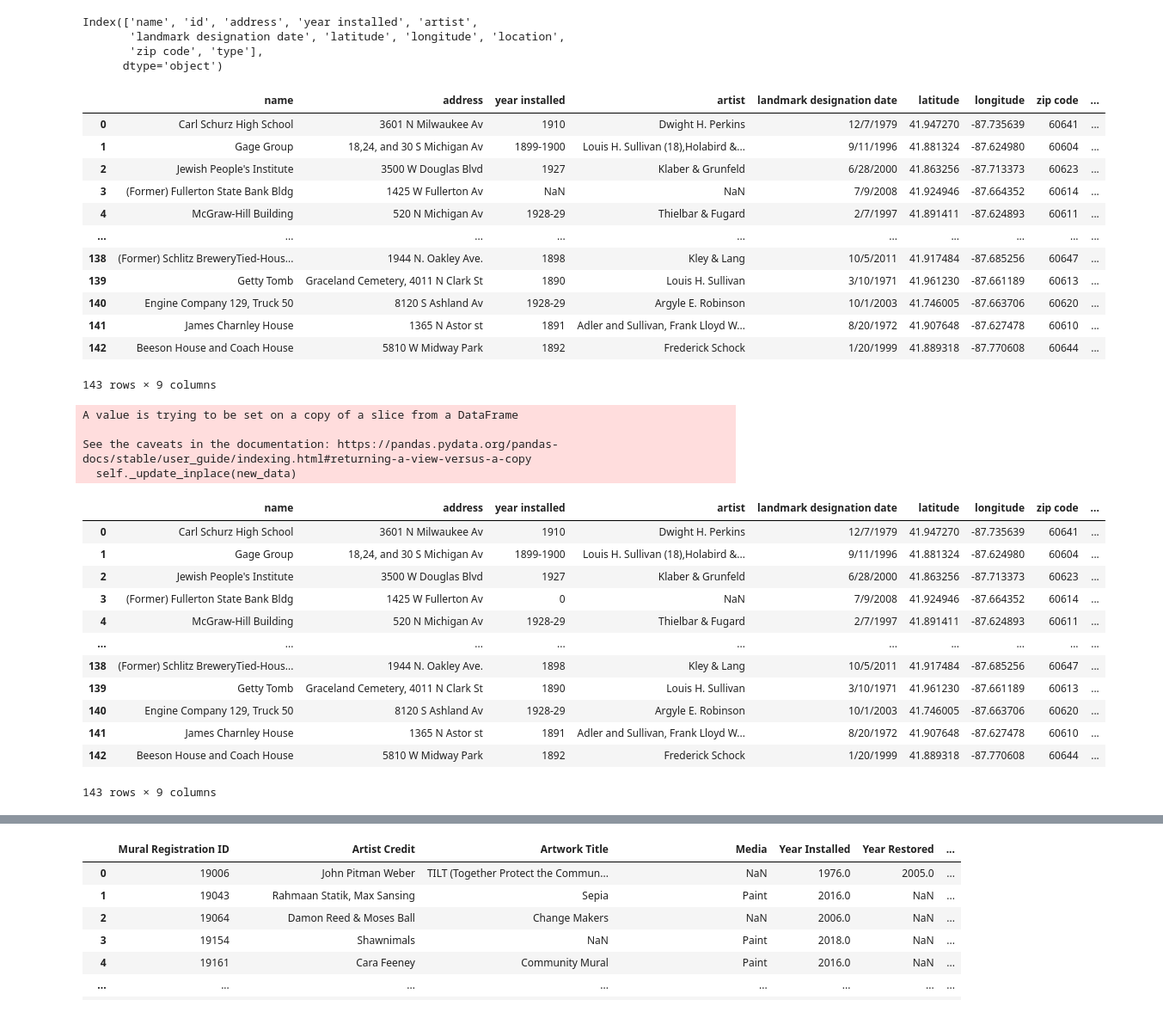
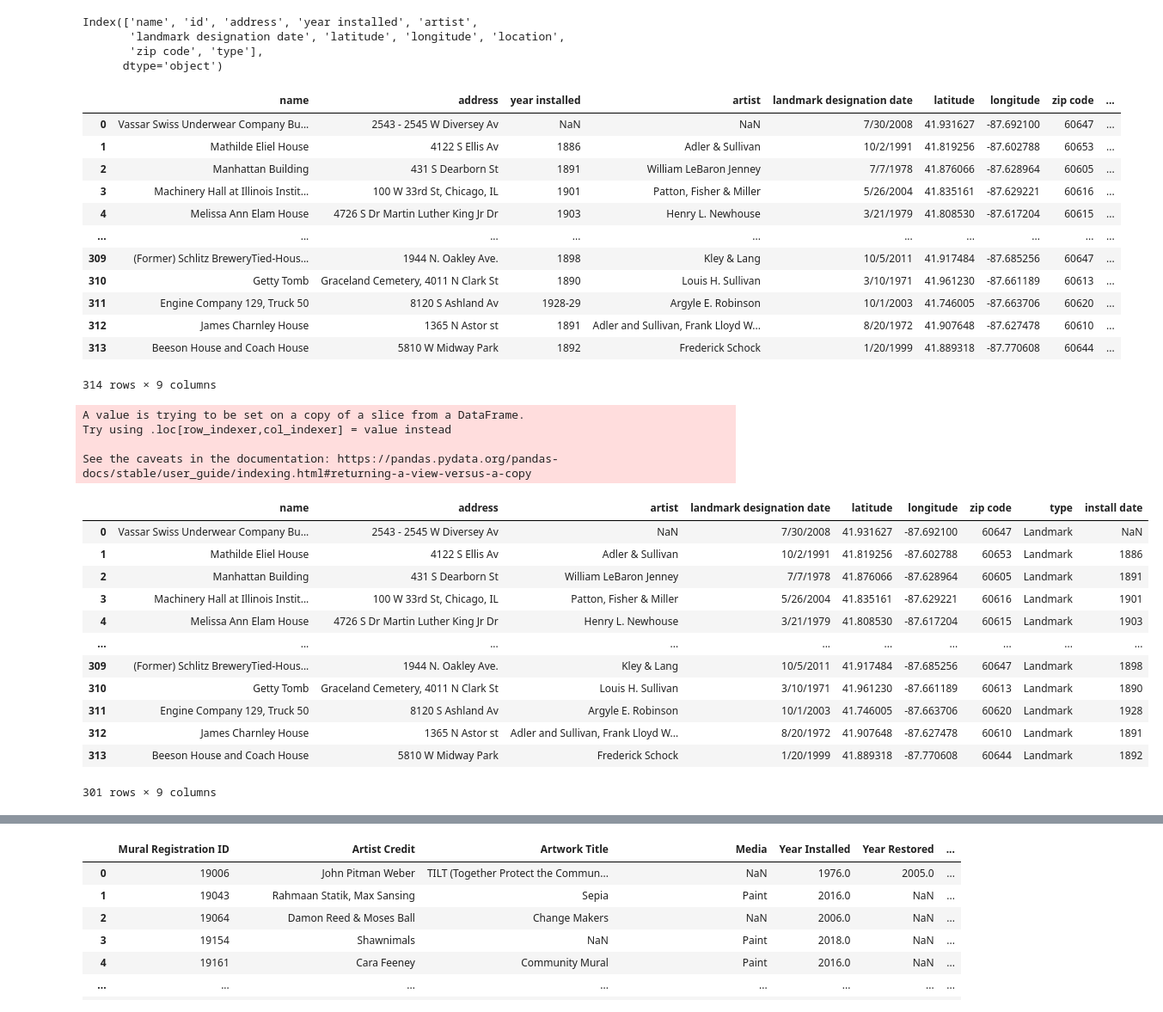
Before and after one commit to bevansr/project_2-group, a Jupyter notebook: Rice/Rice_Data.ipynb, the cells around one changed output, grey strips where cells are left out. Shown: that part at 86% size. Saved outputs shown, nothing was run; the diff lists cells and outputs as text; code cells hidden in the pictures.

```diff
--- a/Rice/Rice_Data.ipynb
+++ b/Rice/Rice_Data.ipynb
@@ -6,7 +6,7 @@ import numpy as np
 import matplotlib.pyplot as plt
 from sqlalchemy import create_engine
 # %%
-file_landmarks = "Resources/Landmarks 176-318 - Sheet1.csv"
+file_landmarks = "Resources/Landmarks_Complete.csv"
 file_murals = "Resources/Mural_Registry.csv"
 
 
@@ -75,42 +75,44 @@ landmarks_df = landmarks_df[['name', 'address', 'year installed', 'artist',
 landmarks_df
 # %% [output]
 |  | name | address | year installed | artist | landmark designation date | latitude | longitude | zip code | ... |
-| 0 | Carl Schurz High School | 3601 N Milwaukee Av | 1910 | Dwight H. Perkins | 12/7/1979 | 41.947270 | -87.735639 | 60641 | ... |
-| 1 | Gage Group | 18,24, and 30 S Michigan Av | 1899-1900 | Louis H. Sullivan (18),Holabird &... | 9/11/1996 | 41.881324 | -87.624980 | 60604 | ... |
-| 2 | Jewish People's Institute | 3500 W Douglas Blvd | 1927 | Klaber & Grunfeld | 6/28/2000 | 41.863256 | -87.713373 | 60623 | ... |
-| 3 | (Former) Fullerton State Bank Bldg | 1425 W Fullerton Av | NaN | NaN | 7/9/2008 | 41.924946 | -87.664352 | 60614 | ... |
-| 4 | McGraw-Hill Building | 520 N Michigan Av | 1928-29 | Thielbar & Fugard | 2/7/1997 | 41.891411 | -87.624893 | 60611 | ... |
+| 0 | Vassar Swiss Underwear Company Bu... | 2543 - 2545 W Diversey Av | NaN | NaN | 7/30/2008 | 41.931627 | -87.692100 | 60647 | ... |
+| 1 | Mathilde Eliel House | 4122 S Ellis Av | 1886 | Adler & Sullivan | 10/2/1991 | 41.819256 | -87.602788 | 60653 | ... |
+| 2 | Manhattan Building | 431 S Dearborn St | 1891 | William LeBaron Jenney | 7/7/1978 | 41.876066 | -87.628964 | 60605 | ... |
+| 3 | Machinery Hall at Illinois Instit... | 100 W 33rd St, Chicago, IL | 1901 | Patton, Fisher & Miller | 5/26/2004 | 41.835161 | -87.629221 | 60616 | ... |
+| 4 | Melissa Ann Elam House | 4726 S Dr Martin Luther King Jr Dr | 1903 | Henry L. Newhouse | 3/21/1979 | 41.808530 | -87.617204 | 60615 | ... |
 | ... | ... | ... | ... | ... | ... | ... | ... | ... | ... |
-| 138 | (Former) Schlitz BreweryTied-Hous... | 1944 N. Oakley Ave. | 1898 | Kley & Lang | 10/5/2011 | 41.917484 | -87.685256 | 60647 | ... |
-| 139 | Getty Tomb | Graceland Cemetery, 4011 N Clark St | 1890 | Louis H. Sullivan | 3/10/1971 | 41.961230 | -87.661189 | 60613 | ... |
-| 140 | Engine Company 129, Truck 50 | 8120 S Ashland Av | 1928-29 | Argyle E. Robinson | 10/1/2003 | 41.746005 | -87.663706 | 60620 | ... |
-| 141 | James Charnley House | 1365 N Astor st | 1891 | Adler and Sullivan, Frank Lloyd W... | 8/20/1972 | 41.907648 | -87.627478 | 60610 | ... |
-| 142 | Beeson House and Coach House | 5810 W Midway Park | 1892 | Frederick Schock | 1/20/1999 | 41.889318 | -87.770608 | 60644 | ... |
+| 309 | (Former) Schlitz BreweryTied-Hous... | 1944 N. Oakley Ave. | 1898 | Kley & Lang | 10/5/2011 | 41.917484 | -87.685256 | 60647 | ... |
+| 310 | Getty Tomb | Graceland Cemetery, 4011 N Clark St | 1890 | Louis H. Sullivan | 3/10/1971 | 41.961230 | -87.661189 | 60613 | ... |
+| 311 | Engine Company 129, Truck 50 | 8120 S Ashland Av | 1928-29 | Argyle E. Robinson | 10/1/2003 | 41.746005 | -87.663706 | 60620 | ... |
+| 312 | James Charnley House | 1365 N Astor st | 1891 | Adler and Sullivan, Frank Lloyd W... | 8/20/1972 | 41.907648 | -87.627478 | 60610 | ... |
+| 313 | Beeson House and Coach House | 5810 W Midway Park | 1892 | Frederick Schock | 1/20/1999 | 41.889318 | -87.770608 | 60644 | ... |
-143 rows × 9 columns
+314 rows × 9 columns
 # %%
 #landmarks_df = landmarks_df[landmarks_df['latitude'].dropna()]
 #landmarks_df = landmarks_df[landmarks_df['longitude'].dropna()]
-#landmarks_df = landmarks_df[landmarks_df['landmark designation date'].notna()]
+landmarks_df = landmarks_df[landmarks_df['landmark designation date'].notna()]
 
 
-landmarks_df.dropna(subset=['longitude', 'latitude'])
-landmarks_df['year installed'].fillna(0, inplace=True)
+landmarks_df.dropna(subset=['longitude', 'latitude', 'landmark designation date'])
+#landmarks_df['year installed'].fillna(0, inplace=True)
+landmarks_df['install date'] = landmarks_df['year installed'].str[:4]
+del landmarks_df['year installed']
 landmarks_df
 # %% [output]
-A value is trying to be set on a copy of a slice from a DataFrame
+A value is trying to be set on a copy of a slice from a DataFrame.
+Try using .loc[row_indexer,col_indexer] = value instead
 
 See the caveats in the documentation: https://pandas.pydata.org/pandas-docs/stable/user_guide/indexing.html#returning-a-view-versus-a-copy
-  self._update_inplace(new_data)
-|  | name | address | year installed | artist | landmark designation date | latitude | longitude | zip code | ... |
-| 0 | Carl Schurz High School | 3601 N Milwaukee Av | 1910 | Dwight H. Perkins | 12/7/1979 | 41.947270 | -87.735639 | 60641 | ... |
-| 1 | Gage Group | 18,24, and 30 S Michigan Av | 1899-1900 | Louis H. Sullivan (18),Holabird &... | 9/11/1996 | 41.881324 | -87.624980 | 60604 | ... |
-| 2 | Jewish People's Institute | 3500 W Douglas Blvd | 1927 | Klaber & Grunfeld | 6/28/2000 | 41.863256 | -87.713373 | 60623 | ... |
-| 3 | (Former) Fullerton State Bank Bldg | 1425 W Fullerton Av | 0 | NaN | 7/9/2008 | 41.924946 | -87.664352 | 60614 | ... |
-| 4 | McGraw-Hill Building | 520 N Michigan Av | 1928-29 | Thielbar & Fugard | 2/7/1997 | 41.891411 | -87.624893 | 60611 | ... |
+|  | name | address | artist | landmark designation date | latitude | longitude | zip code | type | install date |
+| 0 | Vassar Swiss Underwear Company Bu... | 2543 - 2545 W Diversey Av | NaN | 7/30/2008 | 41.931627 | -87.692100 | 60647 | Landmark | NaN |
+| 1 | Mathilde Eliel House | 4122 S Ellis Av | Adler & Sullivan | 10/2/1991 | 41.819256 | -87.602788 | 60653 | Landmark | 1886 |
+| 2 | Manhattan Building | 431 S Dearborn St | William LeBaron Jenney | 7/7/1978 | 41.876066 | -87.628964 | 60605 | Landmark | 1891 |
+| 3 | Machinery Hall at Illinois Instit... | 100 W 33rd St, Chicago, IL | Patton, Fisher & Miller | 5/26/2004 | 41.835161 | -87.629221 | 60616 | Landmark | 1901 |
+| 4 | Melissa Ann Elam House | 4726 S Dr Martin Luther King Jr Dr | Henry L. Newhouse | 3/21/1979 | 41.808530 | -87.617204 | 60615 | Landmark | 1903 |
 | ... | ... | ... | ... | ... | ... | ... | ... | ... | ... |
-| 138 | (Former) Schlitz BreweryTied-Hous... | 1944 N. Oakley Ave. | 1898 | Kley & Lang | 10/5/2011 | 41.917484 | -87.685256 | 60647 | ... |
-| 139 | Getty Tomb | Graceland Cemetery, 4011 N Clark St | 1890 | Louis H. Sullivan | 3/10/1971 | 41.961230 | -87.661189 | 60613 | ... |
-| 140 | Engine Company 129, Truck 50 | 8120 S Ashland Av | 1928-29 | Argyle E. Robinson | 10/1/2003 | 41.746005 | -87.663706 | 60620 | ... |
-| 141 | James Charnley House | 1365 N Astor st | 1891 | Adler and Sullivan, Frank Lloyd W... | 8/20/1972 | 41.907648 | -87.627478 | 60610 | ... |
-| 142 | Beeson House and Coach House | 5810 W Midway Park | 1892 | Frederick Schock | 1/20/1999 | 41.889318 | -87.770608 | 60644 | ... |
+| 309 | (Former) Schlitz BreweryTied-Hous... | 1944 N. Oakley Ave. | Kley & Lang | 10/5/2011 | 41.917484 | -87.685256 | 60647 | Landmark | 1898 |
+| 310 | Getty Tomb | Graceland Cemetery, 4011 N Clark St | Louis H. Sullivan | 3/10/1971 | 41.961230 | -87.661189 | 60613 | Landmark | 1890 |
+| 311 | Engine Company 129, Truck 50 | 8120 S Ashland Av | Argyle E. Robinson | 10/1/2003 | 41.746005 | -87.663706 | 60620 | Landmark | 1928 |
+| 312 | James Charnley House | 1365 N Astor st | Adler and Sullivan, Frank Lloyd W... | 8/20/1972 | 41.907648 | -87.627478 | 60610 | Landmark | 1891 |
+| 313 | Beeson House and Coach House | 5810 W Midway Park | Frederick Schock | 1/20/1999 | 41.889318 | -87.770608 | 60644 | Landmark | 1892 |
-143 rows × 9 columns
+301 rows × 9 columns
```
Also changed, not shown: parts of 29 cells of this notebook, 7 other files.
